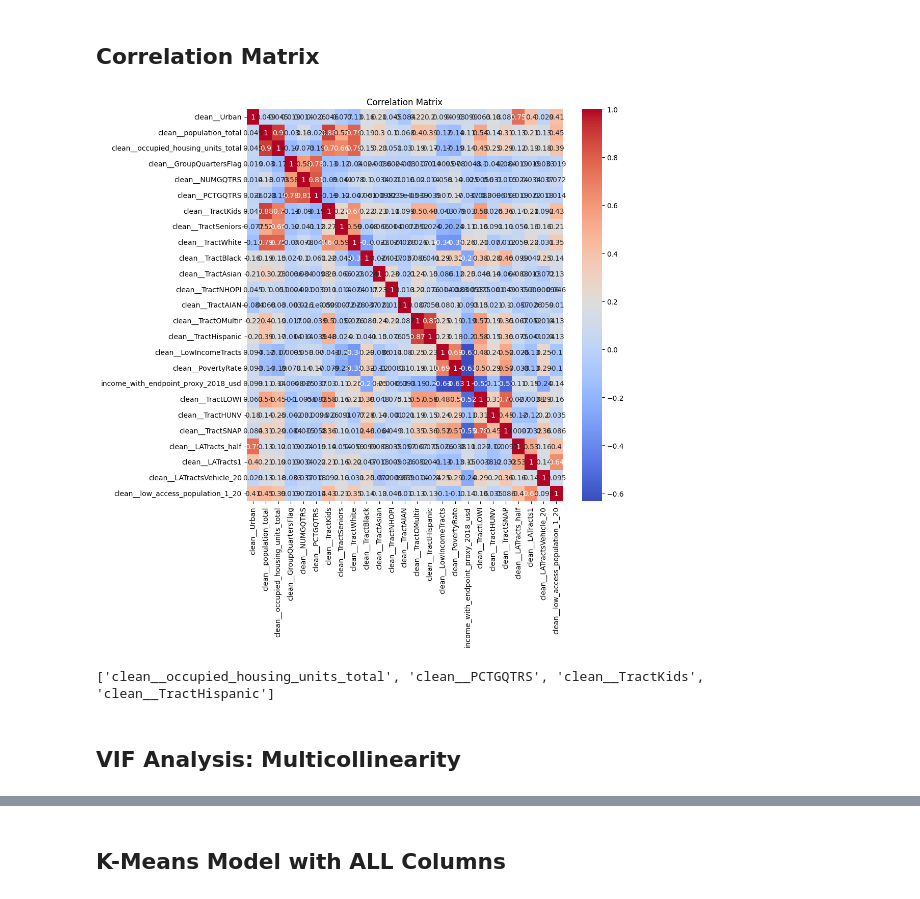
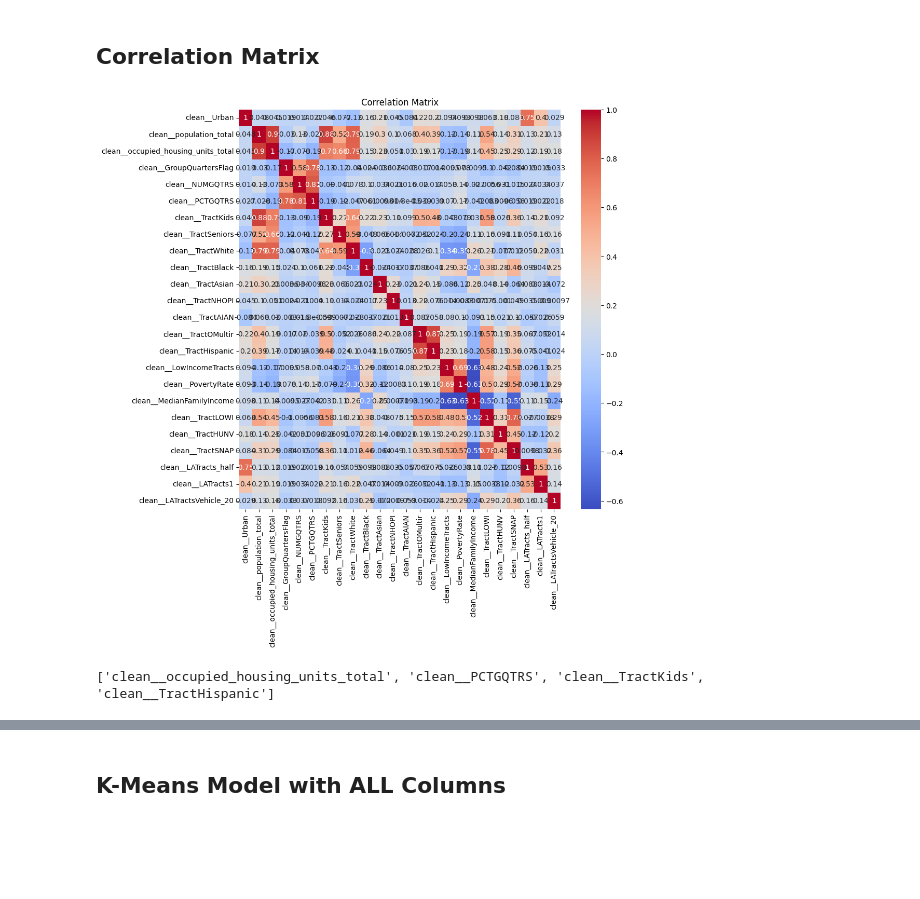
Before and after one commit to mcundins/cse6242-project, a Jupyter notebook: kmeans_modeling/kmeans_food_desert_risk_train.ipynb, the cells around one changed output, grey strips where cells are left out. Saved outputs shown, nothing was run; the diff lists cells and outputs as text; code cells hidden in the pictures; blank space fills up the shorter version.

Commit message:
Updated train dataset cleaned_2019

```diff
--- a/kmeans_modeling/kmeans_food_desert_risk_train.ipynb
+++ b/kmeans_modeling/kmeans_food_desert_risk_train.ipynb
@@ -115,0 +134,22 @@ dtype: int64
+# %%
+df_2019["clean__NUMGQTRS"] = df_2019["clean__NUMGQTRS"].fillna(df_2019["clean__NUMGQTRS"].median())
+df_2019["clean__PCTGQTRS"] = df_2019["clean__PCTGQTRS"].fillna(df_2019["clean__PCTGQTRS"].median())
+
+df_2019["clean__TractKids"] = df_2019["clean__TractKids"].fillna(df_2019["clean__TractKids"].median())
+df_2019["clean__TractSeniors"] = df_2019["clean__TractSeniors"].fillna(df_2019["clean__TractSeniors"].median())
+df_2019["clean__TractWhite"] = df_2019["clean__TractWhite"].fillna(df_2019["clean__TractWhite"].median())
+df_2019["clean__TractBlack"] = df_2019["clean__TractBlack"].fillna(df_2019["clean__TractBlack"].median())
+df_2019["clean__TractAsian"] = df_2019["clean__TractAsian"].fillna(df_2019["clean__TractAsian"].median())
+df_2019["clean__TractNHOPI"] = df_2019["clean__TractNHOPI"].fillna(df_2019["clean__TractNHOPI"].median())
+df_2019["clean__TractAIAN"] = df_2019["clean__TractAIAN"].fillna(df_2019["clean__TractAIAN"].median())
+df_2019["clean__TractOMultir"] = df_2019["clean__TractOMultir"].fillna(df_2019["clean__TractOMultir"].median())
+df_2019["clean__TractHispanic"] = df_2019["clean__TractHispanic"].fillna(df_2019["clean__TractHispanic"].median())
+
+df_2019["clean__PovertyRate"] = df_2019["clean__PovertyRate"].fillna(df_2019["clean__PovertyRate"].median())
+df_2019["clean__MedianFamilyIncome"] = df_2019["clean__MedianFamilyIncome"].fillna(df_2019["clean__MedianFamilyIncome"].median())
+
+df_2019["clean__TractLOWI"] = df_2019["clean__TractLOWI"].fillna(df_2019["clean__TractLOWI"].median())
+df_2019["clean__TractHUNV"] = df_2019["clean__TractHUNV"].fillna(df_2019["clean__TractHUNV"].median())
+df_2019["clean__TractSNAP"] = df_2019["clean__TractSNAP"].fillna(df_2019["clean__TractSNAP"].median())
+
+df_2019["clean__low_access_population_1_20"] = df_2019["clean__low_access_population_1_20"].fillna(0)
@@ -115,0 +176,15 @@ dtype: int64
+# %%
+df_2019 = df_2019[['tract_id','state','state_name', 'County',
+                    'clean__Urban','clean__population_total',
+                    'clean__occupied_housing_units_total',
+                    'clean__GroupQuartersFlag','clean__NUMGQTRS',
+                    'clean__PCTGQTRS', 'clean__TractKids',
+                    'clean__TractSeniors','clean__TractWhite',
+                    'clean__TractBlack','clean__TractAsian',
+                    'clean__TractNHOPI','clean__TractAIAN',
+                    'clean__TractOMultir','clean__TractHispanic',
+                    'clean__LowIncomeTracts','clean__PovertyRate',
+                    'clean__MedianFamilyIncome','clean__TractLOWI',
+                    'clean__TractHUNV', 'clean__TractSNAP',
+                    'clean__LATracts_half','clean__LATracts1',
+                    'clean__LATractsVehicle_20']]
@@ -116,16 +212,16 @@ dtype: int64
 # %% [markdown]
 ## Correlation Matrix
 # %%
-df_2019_x = df_2019.drop(columns=['tract_id'])
+X = df_2019.drop(columns=['tract_id', 'state','state_name','County' ])
 
-corr_matrix = df_2019_x.corr()
+corr_matrix = X.corr()
 
 plt.figure(figsize=(10, 10))
 sns.heatmap(corr_matrix, annot=True, cmap='coolwarm')
 plt.title('Correlation Matrix')
 plt.show()
 # %% [output]
-[figure, old version]
+[figure, new version]
 # %%
 corr_threshold = 0.80
 
@@ -142,5 +238,3 @@ high_corr_features = [
 print(high_corr_features)
 # %% [output]
 ['clean__occupied_housing_units_total', 'clean__PCTGQTRS', 'clean__TractKids', 'clean__TractHispanic']
-# %% [markdown]
-## VIF Analysis: Multicollinearity
```
Also changed, not shown: parts of 28 cells of this notebook.
